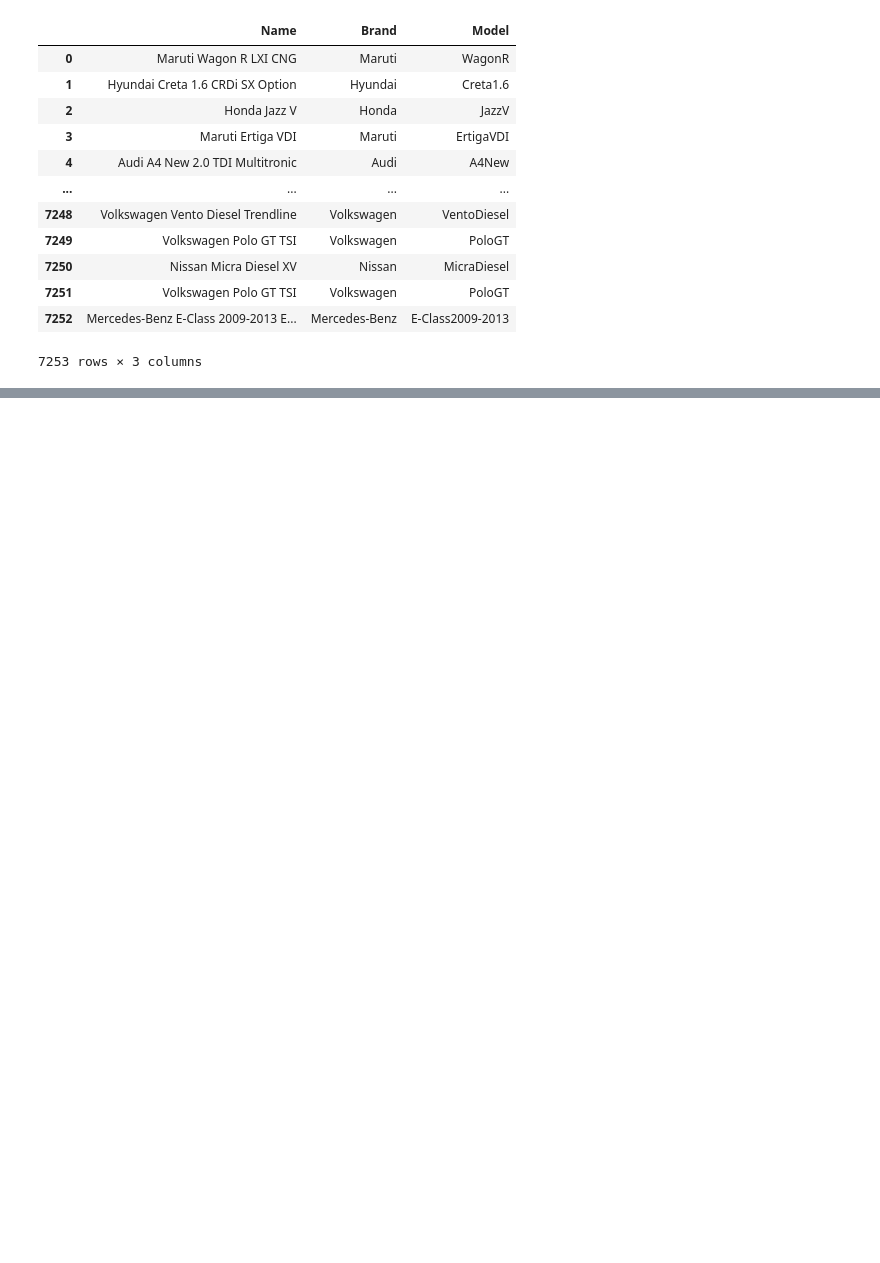
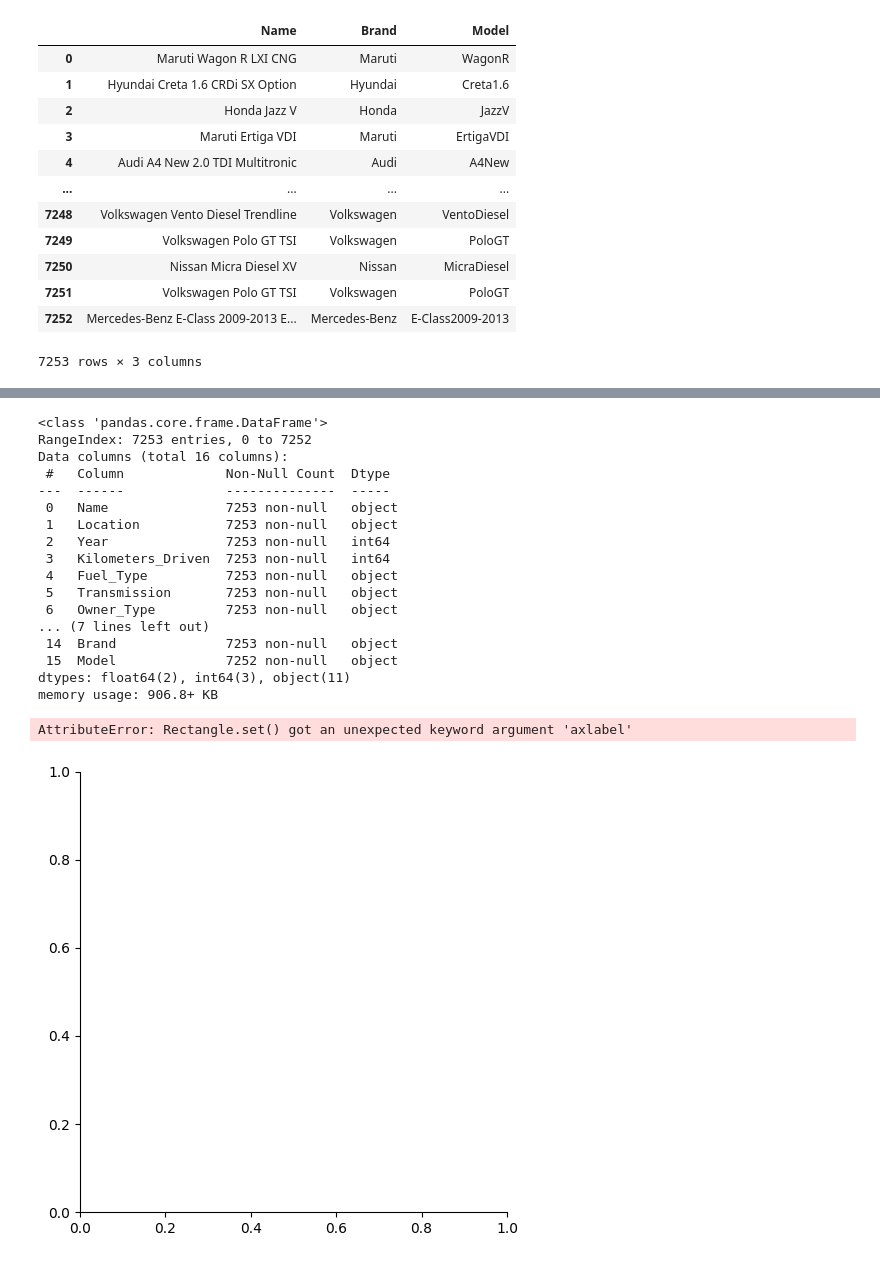
Before and after one commit to jethcherry/Machine-learning, a Jupyter notebook: usedCars.ipynb, the cells around one changed output, grey strips where cells are left out. Saved outputs shown, nothing was run; the diff lists cells and outputs as text; code cells hidden in the pictures; blank space fills up the shorter version.

```diff
--- a/usedCars.ipynb
+++ b/usedCars.ipynb
@@ -182,0 +283,36 @@ user_data[user_data.Brand.str.contains('')]
+# %%
+#Function for log transformation of the column
+def log_transform(user_data, col) :
+    for colname in col:
+        if (user_data[colname] == 1.0).all():
+
+            user_data[colname + '_log'] = np.log(user_data[colname ]+1)
+
+        else:
+         user_data[colname + '_log'] = np.log(user_data[colname])
+user_data.info()
+
+log_transform(user_data,['Kilometers_Driven','Price'])
+
+#log_transformation of the feature 'Kilometers_Driven'
+sns.displot(user_data["Kilometers_Driven_log"], axlabel="Kilometers_Driven_log")
+# %% [output]
+<class 'pandas.core.frame.DataFrame'>
+RangeIndex: 7253 entries, 0 to 7252
+Data columns (total 16 columns):
+ #   Column             Non-Null Count  Dtype
+---  ------             --------------  -----
+ 0   Name               7253 non-null   object
+ 1   Location           7253 non-null   object
+ 2   Year               7253 non-null   int64
+ 3   Kilometers_Driven  7253 non-null   int64
+ 4   Fuel_Type          7253 non-null   object
+ 5   Transmission       7253 non-null   object
+ 6   Owner_Type         7253 non-null   object
+... (7 lines left out)
+ 14  Brand              7253 non-null   object
+ 15  Model              7252 non-null   object
+dtypes: float64(2), int64(3), object(11)
+memory usage: 906.8+ KB
+AttributeError: Rectangle.set() got an unexpected keyword argument 'axlabel'
+[figure, added]
```
Also changed, not shown: parts of 8 cells of this notebook, 4 other files.
